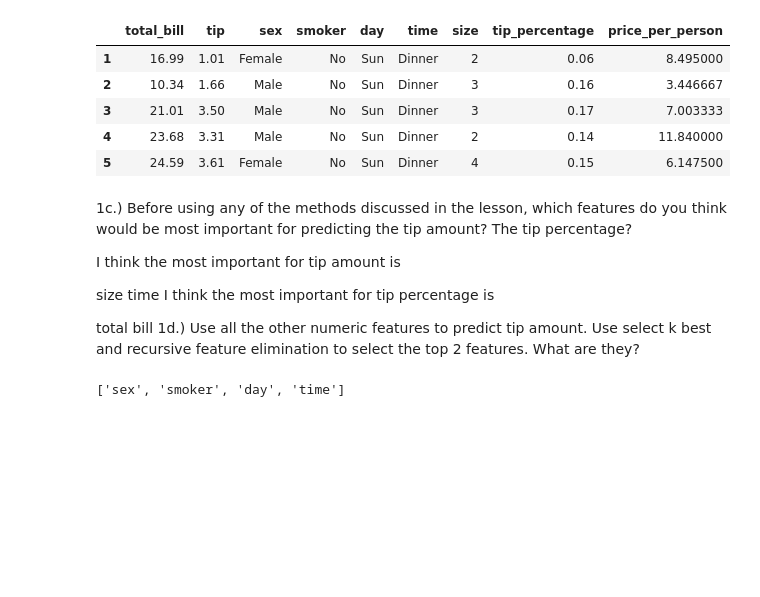
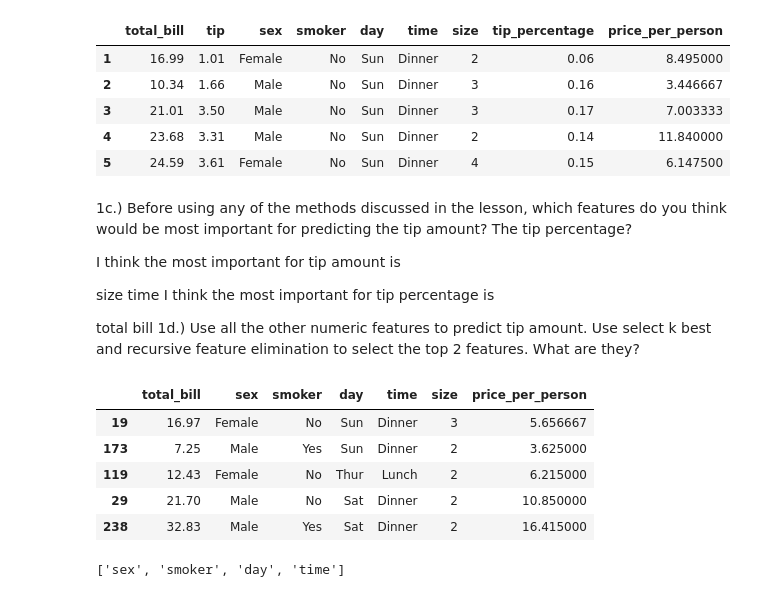
Before and after one commit to chriseverts/regression-exercises-, a Jupyter notebook: feature_engineering.ipynb, the cells around one changed output. Cells and saved outputs as stored; diff of their text form; code cells hidden in the pictures; blank space fills up the shorter version.

```diff
--- a/feature_engineering.ipynb
+++ b/feature_engineering.ipynb
@@ -104,5 +107,14 @@ target = 'tip'
 # %%
 X_train, y_train, X_validate, y_validate, X_test, y_test = fe.train_validate_test(tips, target)
+# %%
+X_train.head()
+# %% [output]
+|  | total_bill | sex | smoker | day | time | size | price_per_person |
+| 19 | 16.97 | Female | No | Sun | Dinner | 3 | 5.656667 |
+| 173 | 7.25 | Male | Yes | Sun | Dinner | 2 | 3.625000 |
+| 119 | 12.43 | Female | No | Thur | Lunch | 2 | 6.215000 |
+| 29 | 21.70 | Male | No | Sat | Dinner | 2 | 10.850000 |
+| 238 | 32.83 | Male | Yes | Sat | Dinner | 2 | 16.415000 |
 # %%
 obj_cols = fe.get_object_cols(X_train)
 obj_cols
```
Also changed, not shown: parts of 5 cells of this notebook, 5 other files.
